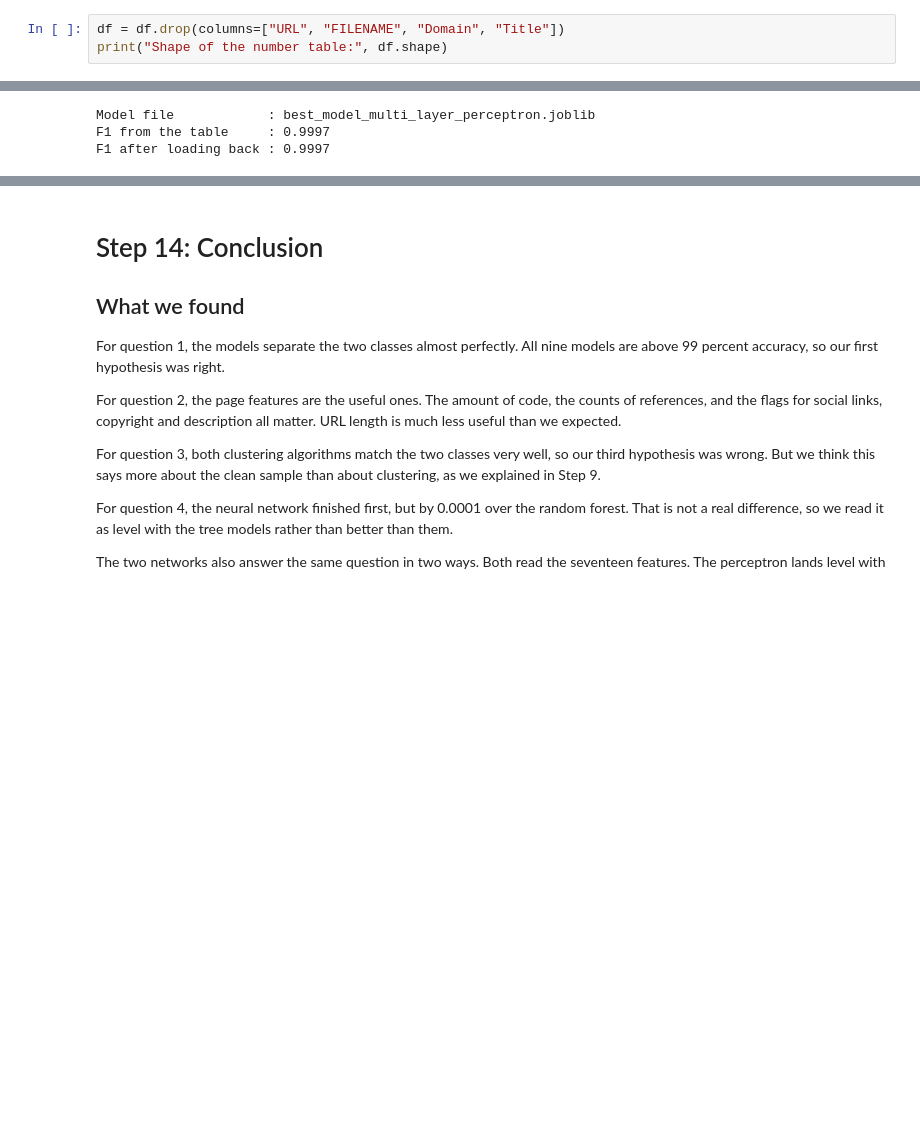
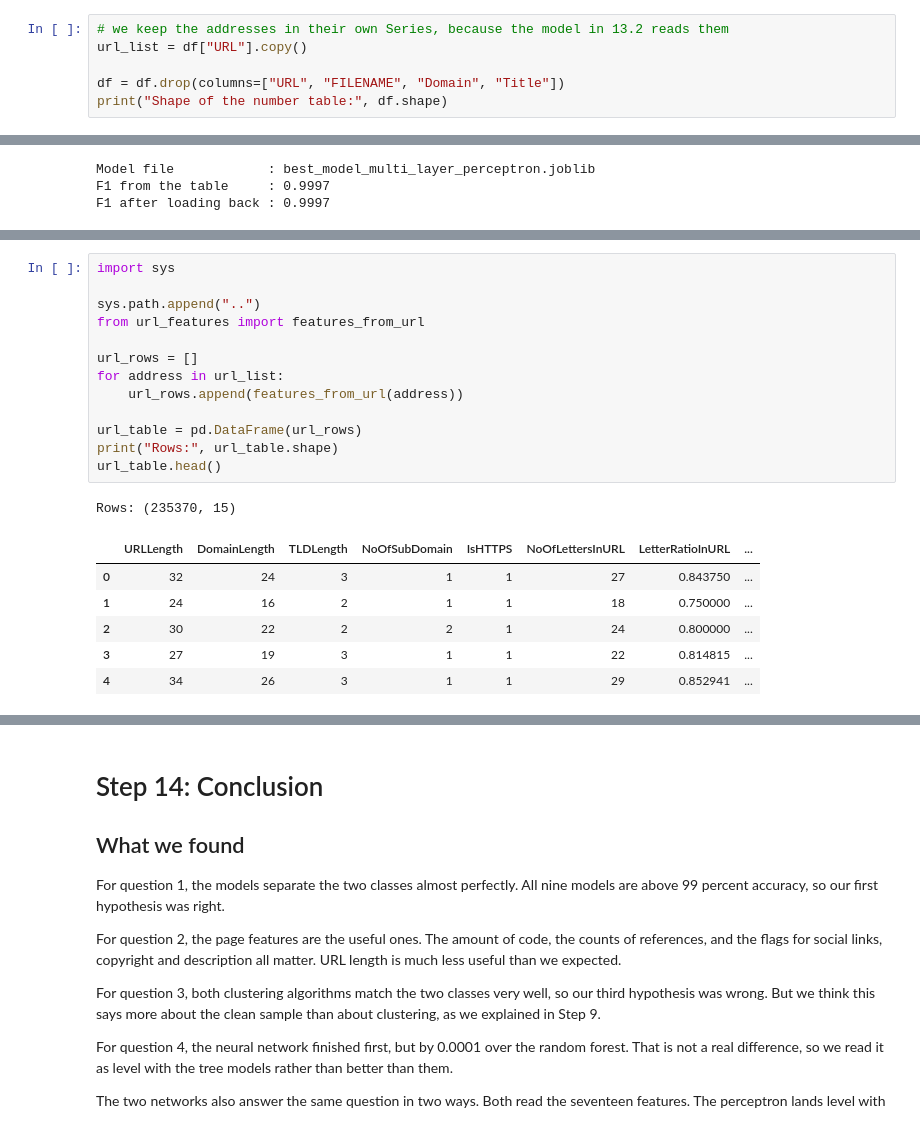
Before and after one commit to Sakib-Dalal/DMML-CourseWork01, a Jupyter notebook: Notebook/DataMining&MachineLearning_Coursework_01.ipynb, the cells around one changed output, grey strips where cells are left out. Cells and saved outputs as stored; diff of their text form; blank space fills up the shorter version.

Commit message:
feat: accept a typed url in the demo using an address-only model

```diff
--- a/Notebook/DataMining&MachineLearning_Coursework_01.ipynb
+++ b/Notebook/DataMining&MachineLearning_Coursework_01.ipynb
@@ -243,6 +244,9 @@ print("Shape:", df.shape)
 Columns with only one value: []
 Shape: (235370, 56)
 # %%
+# we keep the addresses in their own Series, because the model in 13.2 reads them
+url_list = df["URL"].copy()
+
 df = df.drop(columns=["URL", "FILENAME", "Domain", "Title"])
 print("Shape of the number table:", df.shape)
 # %% [output]
@@ -1244,0 +1263,21 @@ F1 after loading back : 0.9997
+# %%
+import sys
+
+sys.path.append("..")
+from url_features import features_from_url
+
+url_rows = []
+for address in url_list:
+    url_rows.append(features_from_url(address))
+
+url_table = pd.DataFrame(url_rows)
+print("Rows:", url_table.shape)
+url_table.head()
+# %% [output]
+Rows: (235370, 15)
+|  | URLLength | DomainLength | TLDLength | NoOfSubDomain | IsHTTPS | NoOfLettersInURL | LetterRatioInURL | ... |
+| 0 | 32 | 24 | 3 | 1 | 1 | 27 | 0.843750 | ... |
+| 1 | 24 | 16 | 2 | 1 | 1 | 18 | 0.750000 | ... |
+| 2 | 30 | 22 | 2 | 2 | 1 | 24 | 0.800000 | ... |
+| 3 | 27 | 19 | 3 | 1 | 1 | 22 | 0.814815 | ... |
+| 4 | 34 | 26 | 3 | 1 | 1 | 29 | 0.852941 | ... |
```
Also changed, not shown: parts of 5 cells of this notebook, 6 other files.
